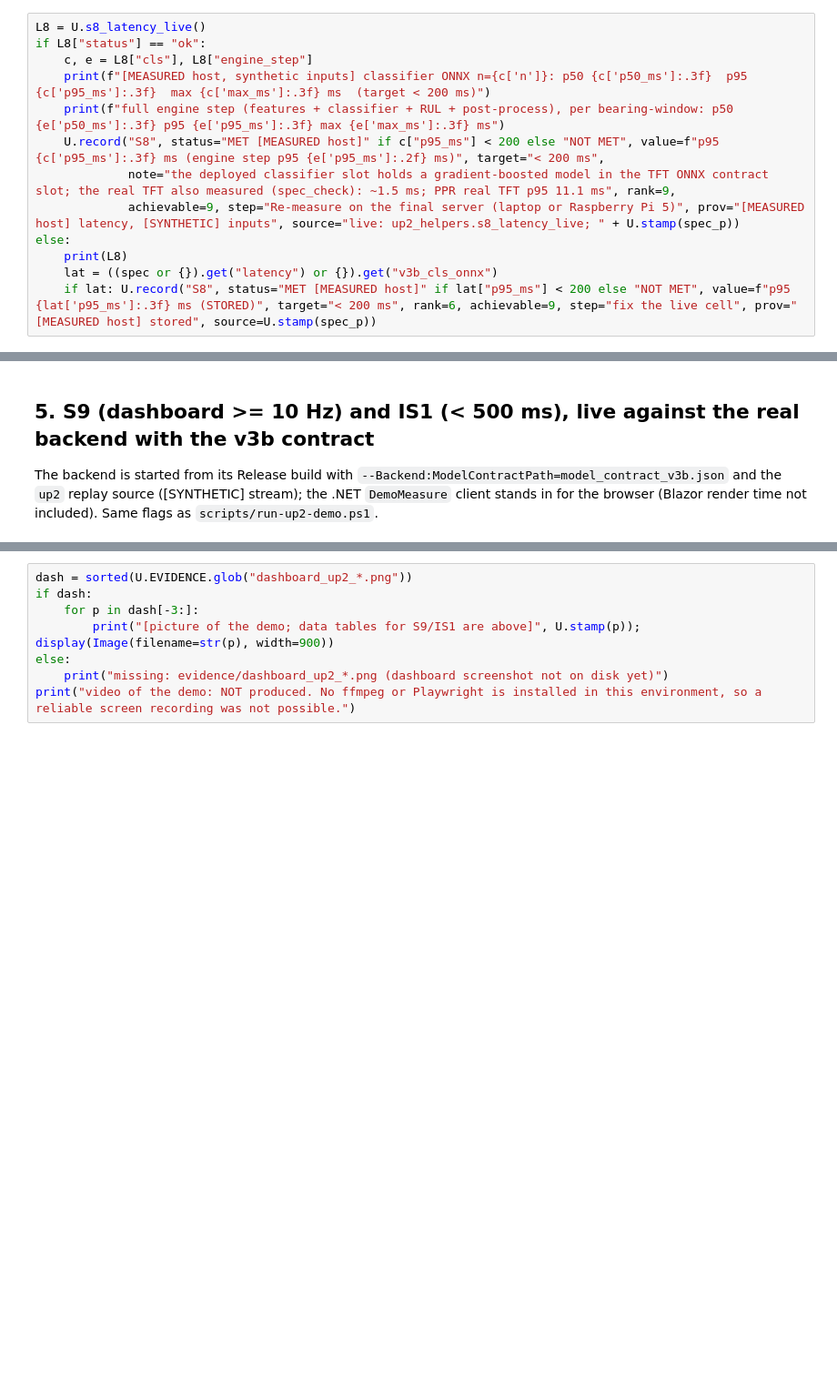
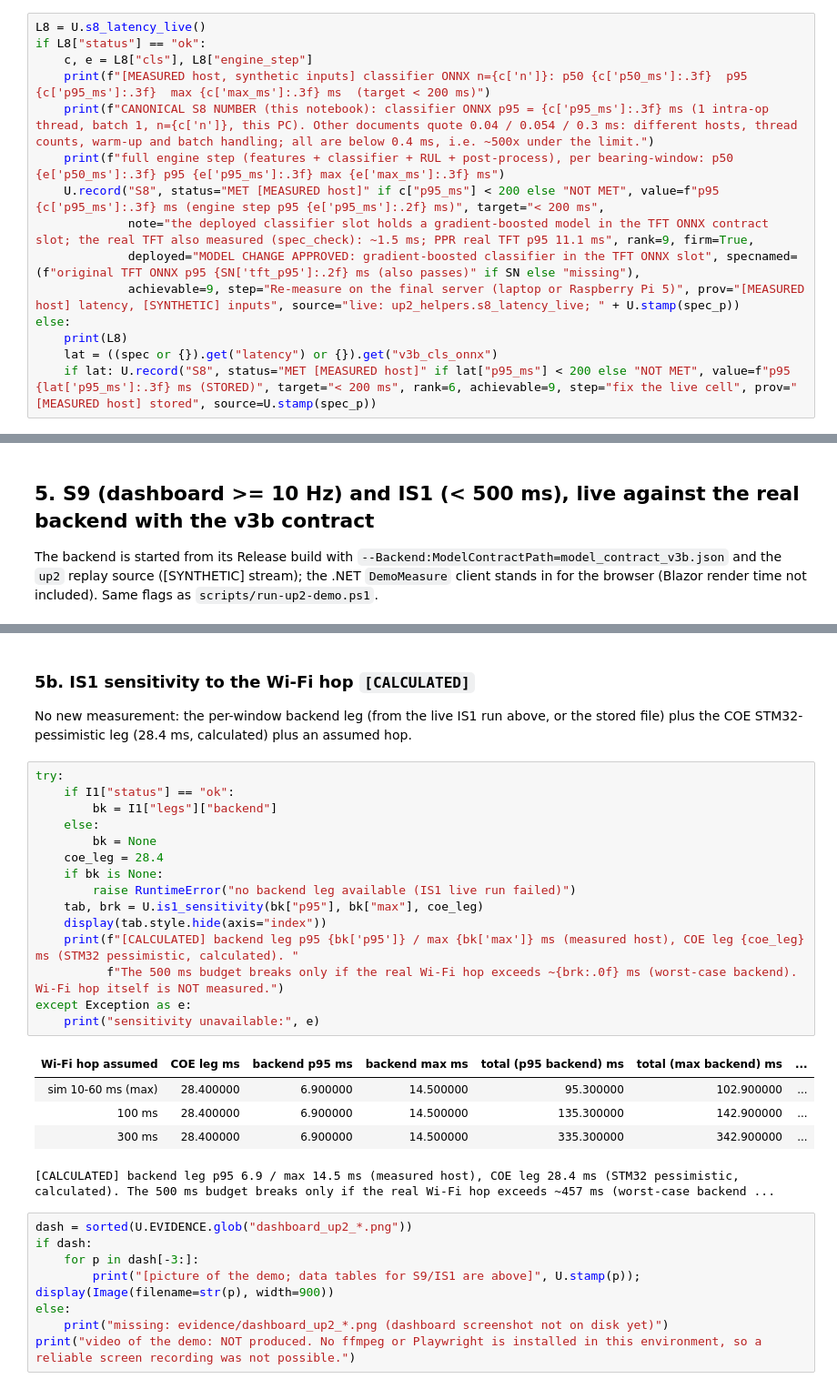
Before and after one commit to amussab/Digital-Twin-Senior-Proj, a Jupyter notebook: AI-engine/notebooks/UP2_Evidence.ipynb, the cells around one changed output, grey strips where cells are left out. Shown at 91% size. Cells and saved outputs as stored; diff of their text form; blank space fills up the shorter version.

```diff
--- a/AI-engine/notebooks/UP2_Evidence.ipynb
+++ b/AI-engine/notebooks/UP2_Evidence.ipynb
@@ -137,9 +190,11 @@ L8 = U.s8_latency_live()
 if L8["status"] == "ok":
     c, e = L8["cls"], L8["engine_step"]
     print(f"[MEASURED host, synthetic inputs] classifier ONNX n={c['n']}: p50 {c['p50_ms']:.3f}  p95 {c['p95_ms']:.3f}  max {c['max_ms']:.3f} ms  (target < 200 ms)")
+    print(f"CANONICAL S8 NUMBER (this notebook): classifier ONNX p95 = {c['p95_ms']:.3f} ms (1 intra-op thread, batch 1, n={c['n']}, this PC). Other documents quote 0.04 / 0.054 / 0.3 ms: different hosts, thread counts, warm-up and batch handling; all are below 0.4 ms, i.e. ~500x under the limit.")
     print(f"full engine step (features + classifier + RUL + post-process), per bearing-window: p50 {e['p50_ms']:.3f} p95 {e['p95_ms']:.3f} max {e['max_ms']:.3f} ms")
     U.record("S8", status="MET [MEASURED host]" if c["p95_ms"] < 200 else "NOT MET", value=f"p95 {c['p95_ms']:.3f} ms (engine step p95 {e['p95_ms']:.2f} ms)", target="< 200 ms",
-             note="the deployed classifier slot holds a gradient-boosted model in the TFT ONNX contract slot; the real TFT also measured (spec_check): ~1.5 ms; PPR real TFT p95 11.1 ms", rank=9,
+             note="the deployed classifier slot holds a gradient-boosted model in the TFT ONNX contract slot; the real TFT also measured (spec_check): ~1.5 ms; PPR real TFT p95 11.1 ms", rank=9, firm=True,
+             deployed="MODEL CHANGE APPROVED: gradient-boosted classifier in the TFT ONNX slot", specnamed=(f"original TFT ONNX p95 {SN['tft_p95']:.2f} ms (also passes)" if SN else "missing"),
              achievable=9, step="Re-measure on the final server (laptop or Raspberry Pi 5)", prov="[MEASURED host] latency, [SYNTHETIC] inputs", source="live: up2_helpers.s8_latency_live; " + U.stamp(spec_p))
 else:
     print(L8)
@@ -289,4 +345,28 @@ Verdict vs IS1 (< 500 ms): p95 = 97.8 ms, max = 103.7 ms (STM32 pessimistic) ->
 Not measured: real Wi-Fi latency/jitter, STM32 timing, browser (Blazor WASM) render time, final server (laptop vs Raspberry Pi 5).
+# %% [markdown]
+### 5b. IS1 sensitivity to the Wi-Fi hop `[CALCULATED]`
+No new measurement: the per-window backend leg (from the live IS1 run above, or the stored file) plus the COE STM32-pessimistic leg (28.4 ms, calculated) plus an assumed hop.
+# %%
+try:
+    if I1["status"] == "ok":
+        bk = I1["legs"]["backend"]
+    else:
+        bk = None
+    coe_leg = 28.4
+    if bk is None:
+        raise RuntimeError("no backend leg available (IS1 live run failed)")
+    tab, brk = U.is1_sensitivity(bk["p95"], bk["max"], coe_leg)
+    display(tab.style.hide(axis="index"))
+    print(f"[CALCULATED] backend leg p95 {bk['p95']} / max {bk['max']} ms (measured host), COE leg {coe_leg} ms (STM32 pessimistic, calculated). "
+          f"The 500 ms budget breaks only if the real Wi-Fi hop exceeds ~{brk:.0f} ms (worst-case backend). Wi-Fi hop itself is NOT measured.")
+except Exception as e:
+    print("sensitivity unavailable:", e)
+# %% [output]
+| Wi-Fi hop assumed | COE leg ms | backend p95 ms | backend max ms | total (p95 backend) ms | total (max backend) ms | ... |
+| sim 10-60 ms (max) | 28.400000 | 6.900000 | 14.500000 | 95.300000 | 102.900000 | ... |
+| 100 ms | 28.400000 | 6.900000 | 14.500000 | 135.300000 | 142.900000 | ... |
+| 300 ms | 28.400000 | 6.900000 | 14.500000 | 335.300000 | 342.900000 | ... |
+[CALCULATED] backend leg p95 6.9 / max 14.5 ms (measured host), COE leg 28.4 ms (STM32 pessimistic, calculated). The 500 ms budget breaks only if the real Wi-Fi hop exceeds ~457 ms (worst-case backend ...
 # %%
 dash = sorted(U.EVIDENCE.glob("dashboard_up2_*.png"))
 if dash:
```
Also changed, not shown: parts of 21 cells of this notebook, 5 other files.
